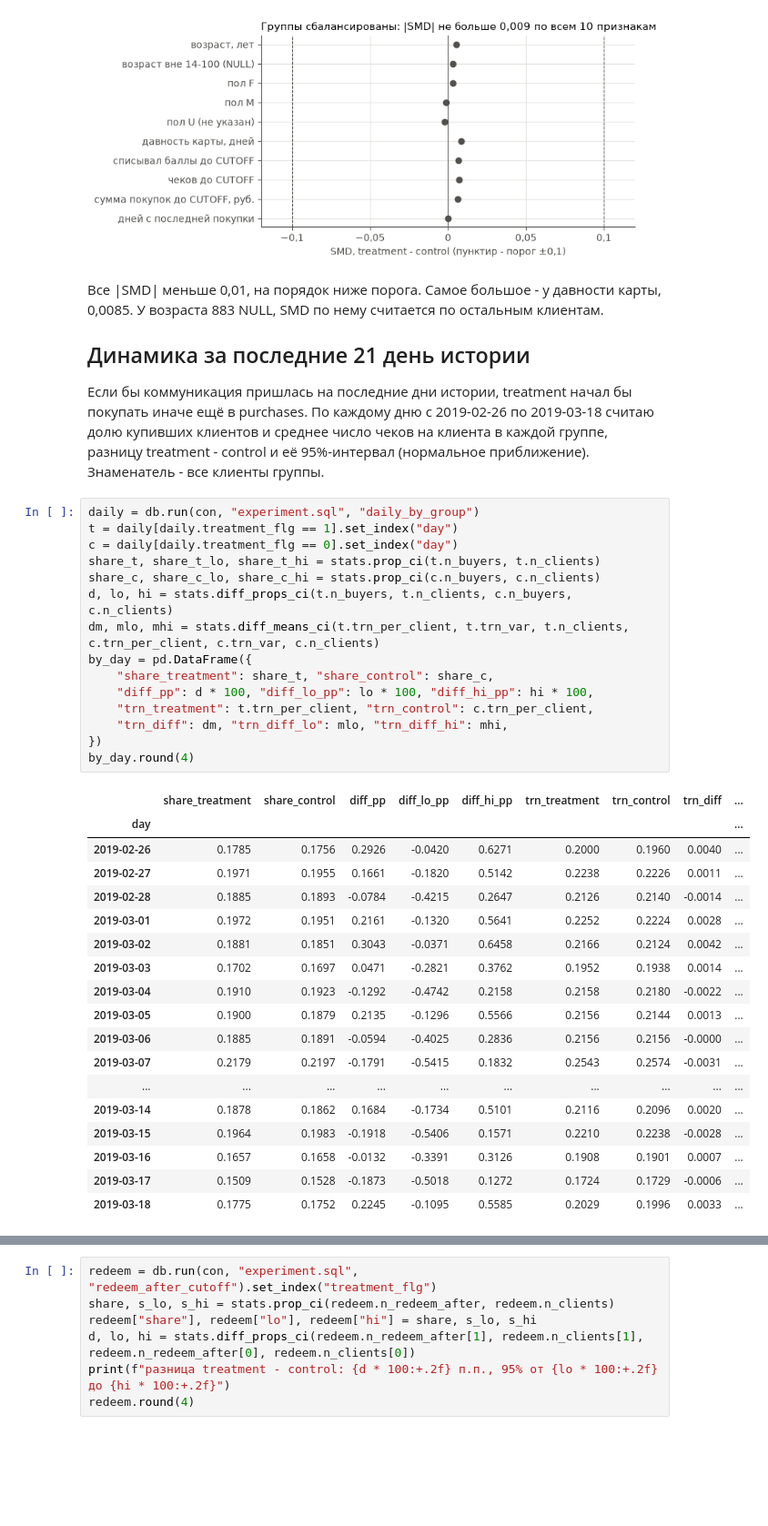
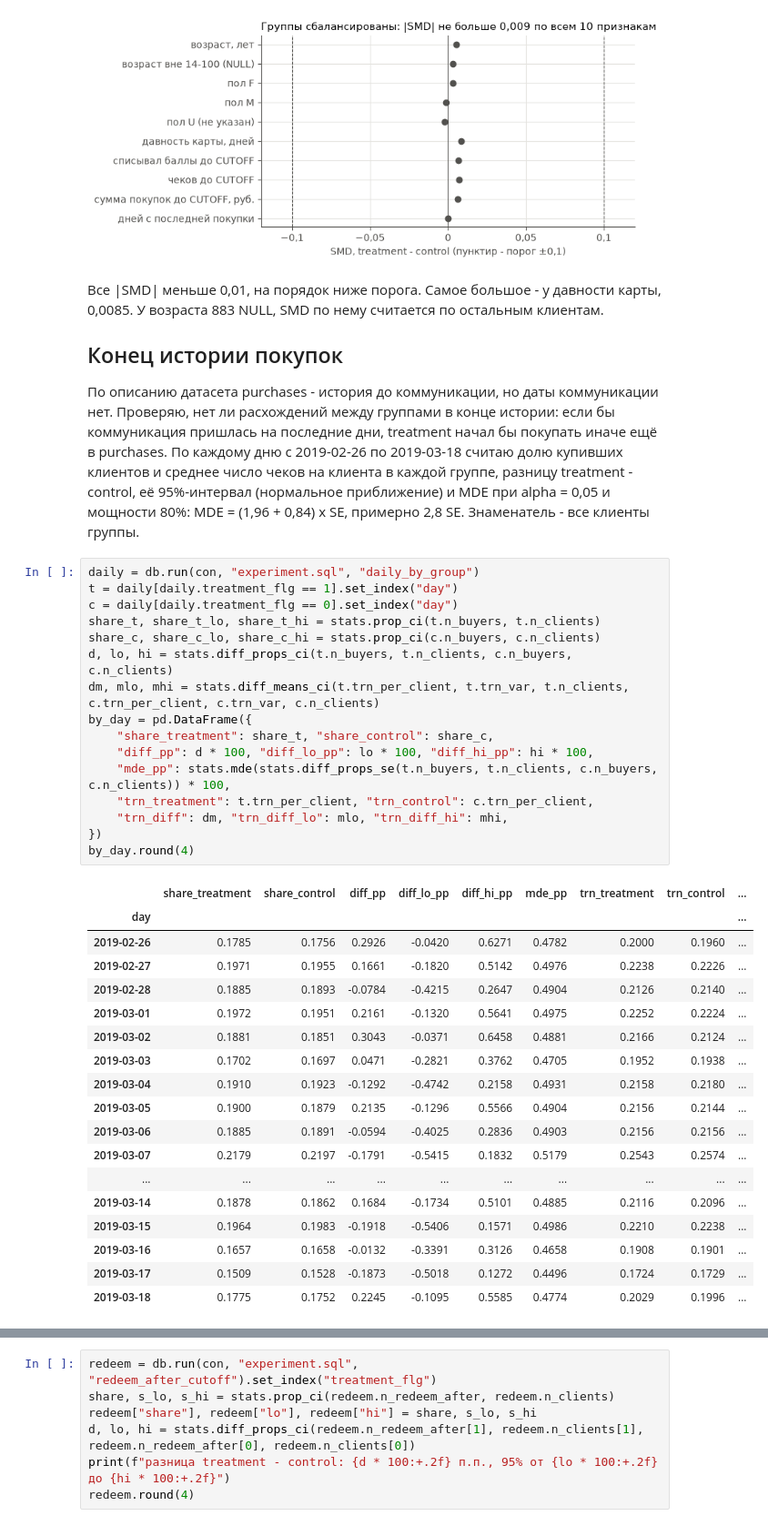
Before and after one commit to artyombelyaev/x5-uplift-modeling, a Jupyter notebook: notebooks/02_experiment.ipynb, the cells around one changed output, grey strips where cells are left out. Shown at 91% size. Saved outputs shown, nothing was run; the diff lists cells and outputs as text; blank space fills up the shorter version.

```diff
--- a/notebooks/02_experiment.ipynb
+++ b/notebooks/02_experiment.ipynb
@@ -99,46 +99,48 @@ plt.show()
 Все |SMD| меньше 0,01, на порядок ниже порога. Самое большое - у давности карты, 0,0085. У возраста 883 NULL,
 SMD по нему считается по остальным клиентам.
 
-## Динамика за последние 21 день истории
+## Конец истории покупок
 
-Если бы коммуникация пришлась на последние дни истории, treatment начал бы покупать иначе ещё в purchases.
-По каждому дню с 2019-02-26 по 2019-03-18 считаю долю купивших клиентов и среднее число чеков на клиента
-в каждой группе, разницу treatment - control и её 95%-интервал (нормальное приближение). Знаменатель - все
-клиенты группы.
+По описанию датасета purchases - история до коммуникации, но даты коммуникации нет. Проверяю, нет ли расхождений
+между группами в конце истории: если бы коммуникация пришлась на последние дни, treatment начал бы покупать иначе
+ещё в purchases. По каждому дню с 2019-02-26 по 2019-03-18 считаю долю купивших клиентов и среднее число чеков
+на клиента в каждой группе, разницу treatment - control, её 95%-интервал (нормальное приближение) и MDE при
+alpha = 0,05 и мощности 80%: MDE = (1,96 + 0,84) x SE, примерно 2,8 SE. Знаменатель - все клиенты группы.
 # %%
 daily = db.run(con, "experiment.sql", "daily_by_group")
 t = daily[daily.treatment_flg == 1].set_index("day")
 c = daily[daily.treatment_flg == 0].set_index("day")
 share_t, share_t_lo, share_t_hi = stats.prop_ci(t.n_buyers, t.n_clients)
 share_c, share_c_lo, share_c_hi = stats.prop_ci(c.n_buyers, c.n_clients)
 d, lo, hi = stats.diff_props_ci(t.n_buyers, t.n_clients, c.n_buyers, c.n_clients)
 dm, mlo, mhi = stats.diff_means_ci(t.trn_per_client, t.trn_var, t.n_clients, c.trn_per_client, c.trn_var, c.n_clients)
 by_day = pd.DataFrame({
     "share_treatment": share_t, "share_control": share_c,
     "diff_pp": d * 100, "diff_lo_pp": lo * 100, "diff_hi_pp": hi * 100,
+    "mde_pp": stats.mde(stats.diff_props_se(t.n_buyers, t.n_clients, c.n_buyers, c.n_clients)) * 100,
     "trn_treatment": t.trn_per_client, "trn_control": c.trn_per_client,
     "trn_diff": dm, "trn_diff_lo": mlo, "trn_diff_hi": mhi,
 })
 by_day.round(4)
 # %% [output]
-|  | share_treatment | share_control | diff_pp | diff_lo_pp | diff_hi_pp | trn_treatment | trn_control | trn_diff | ... |
+|  | share_treatment | share_control | diff_pp | diff_lo_pp | diff_hi_pp | mde_pp | trn_treatment | trn_control | ... |
 | day |  |  |  |  |  |  |  |  | ... |
-| 2019-02-26 | 0.1785 | 0.1756 | 0.2926 | -0.0420 | 0.6271 | 0.2000 | 0.1960 | 0.0040 | ... |
-| 2019-02-27 | 0.1971 | 0.1955 | 0.1661 | -0.1820 | 0.5142 | 0.2238 | 0.2226 | 0.0011 | ... |
-| 2019-02-28 | 0.1885 | 0.1893 | -0.0784 | -0.4215 | 0.2647 | 0.2126 | 0.2140 | -0.0014 | ... |
-| 2019-03-01 | 0.1972 | 0.1951 | 0.2161 | -0.1320 | 0.5641 | 0.2252 | 0.2224 | 0.0028 | ... |
-| 2019-03-02 | 0.1881 | 0.1851 | 0.3043 | -0.0371 | 0.6458 | 0.2166 | 0.2124 | 0.0042 | ... |
-| 2019-03-03 | 0.1702 | 0.1697 | 0.0471 | -0.2821 | 0.3762 | 0.1952 | 0.1938 | 0.0014 | ... |
-| 2019-03-04 | 0.1910 | 0.1923 | -0.1292 | -0.4742 | 0.2158 | 0.2158 | 0.2180 | -0.0022 | ... |
-| 2019-03-05 | 0.1900 | 0.1879 | 0.2135 | -0.1296 | 0.5566 | 0.2156 | 0.2144 | 0.0013 | ... |
-| 2019-03-06 | 0.1885 | 0.1891 | -0.0594 | -0.4025 | 0.2836 | 0.2156 | 0.2156 | -0.0000 | ... |
-| 2019-03-07 | 0.2179 | 0.2197 | -0.1791 | -0.5415 | 0.1832 | 0.2543 | 0.2574 | -0.0031 | ... |
+| 2019-02-26 | 0.1785 | 0.1756 | 0.2926 | -0.0420 | 0.6271 | 0.4782 | 0.2000 | 0.1960 | ... |
+| 2019-02-27 | 0.1971 | 0.1955 | 0.1661 | -0.1820 | 0.5142 | 0.4976 | 0.2238 | 0.2226 | ... |
+| 2019-02-28 | 0.1885 | 0.1893 | -0.0784 | -0.4215 | 0.2647 | 0.4904 | 0.2126 | 0.2140 | ... |
+| 2019-03-01 | 0.1972 | 0.1951 | 0.2161 | -0.1320 | 0.5641 | 0.4975 | 0.2252 | 0.2224 | ... |
+| 2019-03-02 | 0.1881 | 0.1851 | 0.3043 | -0.0371 | 0.6458 | 0.4881 | 0.2166 | 0.2124 | ... |
+| 2019-03-03 | 0.1702 | 0.1697 | 0.0471 | -0.2821 | 0.3762 | 0.4705 | 0.1952 | 0.1938 | ... |
+| 2019-03-04 | 0.1910 | 0.1923 | -0.1292 | -0.4742 | 0.2158 | 0.4931 | 0.2158 | 0.2180 | ... |
+| 2019-03-05 | 0.1900 | 0.1879 | 0.2135 | -0.1296 | 0.5566 | 0.4904 | 0.2156 | 0.2144 | ... |
+| 2019-03-06 | 0.1885 | 0.1891 | -0.0594 | -0.4025 | 0.2836 | 0.4903 | 0.2156 | 0.2156 | ... |
+| 2019-03-07 | 0.2179 | 0.2197 | -0.1791 | -0.5415 | 0.1832 | 0.5179 | 0.2543 | 0.2574 | ... |
 | ... | ... | ... | ... | ... | ... | ... | ... | ... | ... |
-| 2019-03-14 | 0.1878 | 0.1862 | 0.1684 | -0.1734 | 0.5101 | 0.2116 | 0.2096 | 0.0020 | ... |
-| 2019-03-15 | 0.1964 | 0.1983 | -0.1918 | -0.5406 | 0.1571 | 0.2210 | 0.2238 | -0.0028 | ... |
-| 2019-03-16 | 0.1657 | 0.1658 | -0.0132 | -0.3391 | 0.3126 | 0.1908 | 0.1901 | 0.0007 | ... |
-| 2019-03-17 | 0.1509 | 0.1528 | -0.1873 | -0.5018 | 0.1272 | 0.1724 | 0.1729 | -0.0006 | ... |
-| 2019-03-18 | 0.1775 | 0.1752 | 0.2245 | -0.1095 | 0.5585 | 0.2029 | 0.1996 | 0.0033 | ... |
+| 2019-03-14 | 0.1878 | 0.1862 | 0.1684 | -0.1734 | 0.5101 | 0.4885 | 0.2116 | 0.2096 | ... |
+| 2019-03-15 | 0.1964 | 0.1983 | -0.1918 | -0.5406 | 0.1571 | 0.4986 | 0.2210 | 0.2238 | ... |
+| 2019-03-16 | 0.1657 | 0.1658 | -0.0132 | -0.3391 | 0.3126 | 0.4658 | 0.1908 | 0.1901 | ... |
+| 2019-03-17 | 0.1509 | 0.1528 | -0.1873 | -0.5018 | 0.1272 | 0.4496 | 0.1724 | 0.1729 | ... |
+| 2019-03-18 | 0.1775 | 0.1752 | 0.2245 | -0.1095 | 0.5585 | 0.4774 | 0.2029 | 0.1996 | ... |
 # %%
 fig, (ax1, ax2) = plt.subplots(2, 1, figsize=(8, 5.6), sharex=True, gridspec_kw={"height_ratios": [1, 1]})
 days = by_day.index
```
Also changed, not shown: parts of 7 cells of this notebook, 5 other files.
